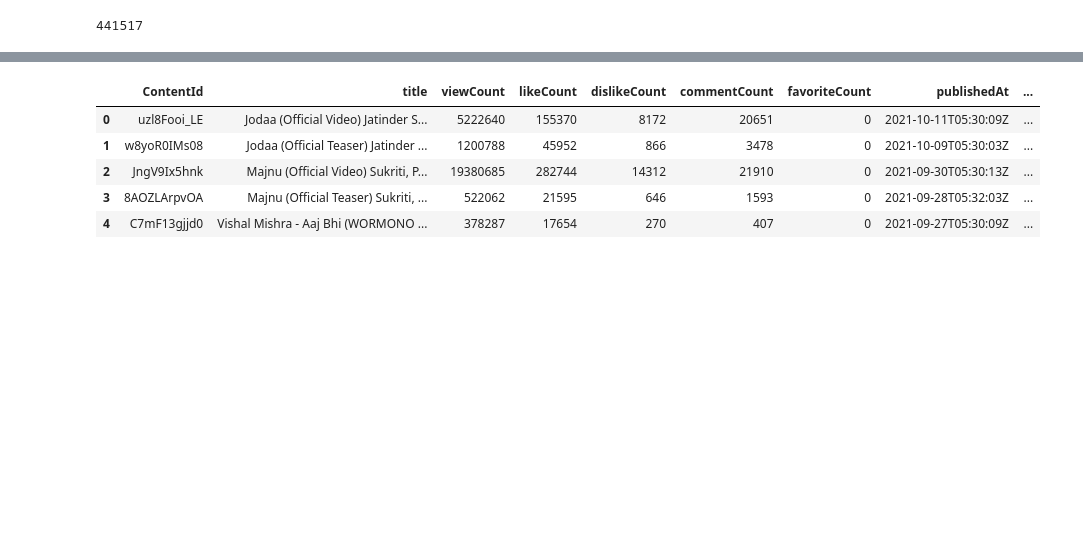
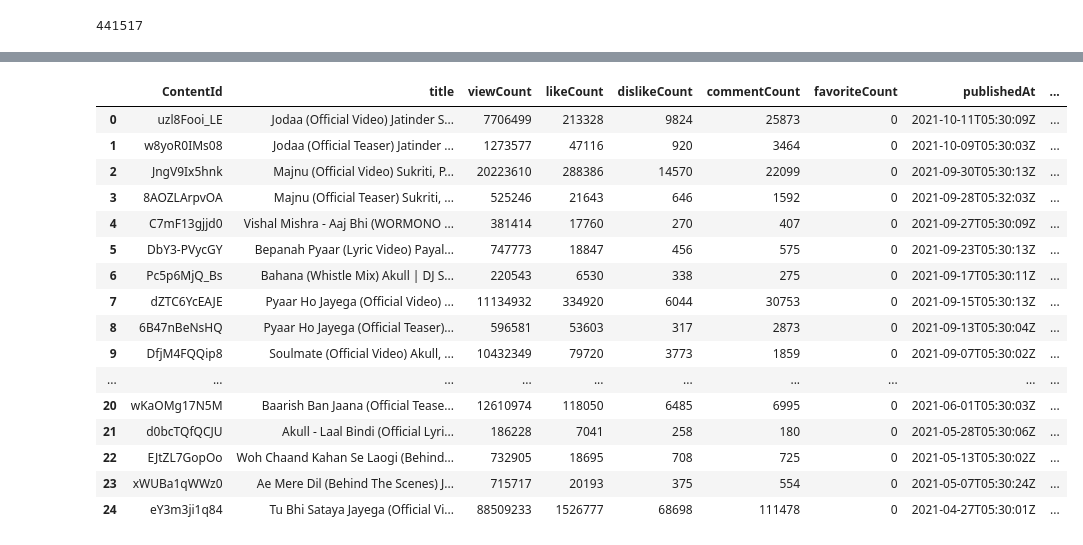
Before and after one commit to TeamEpicProjects/Recommendation-System-for-YT, a Jupyter notebook: notebook/poc/RC4YT-12.ipynb, the cells around one changed output, grey strips where cells are left out. Saved outputs shown, nothing was run; the diff lists cells and outputs as text; code cells hidden in the pictures; blank space fills up the shorter version.

```diff
--- a/notebook/poc/RC4YT-12.ipynb
+++ b/notebook/poc/RC4YT-12.ipynb
@@ -84,8 +84,8 @@ for uploadsId in uploadsId_list:
                                    part='snippet',
                                    pageToken =nextPage_token).execute()
         except HTTPError as err:
-            print('UploadID:= ',i,'Error Code:=', err.code)
-            break
+#             print('UploadID:= ',i,'Error Code:=', err.code)
+#             break
         j = j+50 # 50 items added to video list
         if ((j%10000) == 0):
             print ('Collecting videos',j)
@@ -127,7 +128,12 @@ v_df.to_csv('videos_ids.csv')
+# %%
+## for next time, i am just reading the videos_ids.csv file i created to read all videos_ids
+videos_ids = pd.read_csv('videos_ids.csv')
+# 	uzl8Fooi_LE
+# videos_ids.iloc[0:40]['videos_ids']
 # %%
 
 for i in range(0,len(videos_ids),40):
-    res = youtube.videos().list(id = ','.join(videos_ids[i:i+40])
+    res = youtube.videos().list(id = ','.join(videos_ids.iloc[i:i+48]['videos_ids'])
                                 ,part = 'id, snippet, contentDetails, statistics, topicDetails').execute()
     video_data += res['items']
 # %% [output]
@@ -167,7 +173,10 @@ tags = []
 for i in range(0,len(video_data)):
     vid.append(video_data[i]['id'])
     title.append(video_data[i]['snippet']['title'])
-    viewCount.append(video_data[i]['statistics']['viewCount'])
+    if 'viewCount' in video_data[i]['statistics'].keys():
+        viewCount.append(video_data[i]['statistics']['viewCount'])
+    else:
+        viewCount.append([])
     if 'likeCount' in video_data[i]['statistics'].keys():
         likeCount.append(video_data[i]['statistics']['likeCount'])
     else:
@@ -186,7 +195,10 @@ for i in range(0,len(video_data)):
         favoriteCount.append([])
     publishedAt.append(video_data[i]['snippet']['publishedAt'])
     description.append(video_data[i]['snippet']['description'])
-    topicCategories.append(video_data[i]['topicDetails']['topicCategories'])
+    if 'topicDetails' in video_data[i].keys():
+        topicCategories.append(video_data[i]['topicDetails']['topicCategories'])
+    else:
+        topicCategories.append([])
     duration.append(video_data[i]['contentDetails']['duration'])
     if 'tags' in video_data[i]['snippet'].keys():
         tags.append(video_data[i]['snippet']['tags'])
@@ -197,17 +235,28 @@ for i in range(0,len(video_data)):
 # %%
 import pandas as pd
 data = {'ContentId':vid, 'title':title, 'viewCount':viewCount,'likeCount':likeCount,'dislikeCount':dislikeCount,
         'commentCount':commentCount,'favoriteCount':favoriteCount,'publishedAt':publishedAt,'description':description,
         'topicCategories':topicCategories,'duration':duration,'tags':tags}
 df = pd.DataFrame(data)
-df.head()
+df.head(25)
 # %% [output]
 |  | ContentId | title | viewCount | likeCount | dislikeCount | commentCount | favoriteCount | publishedAt | ... |
-| 0 | uzl8Fooi_LE | Jodaa (Official Video) Jatinder S... | 5222640 | 155370 | 8172 | 20651 | 0 | 2021-10-11T05:30:09Z | ... |
-| 1 | w8yoR0IMs08 | Jodaa (Official Teaser) Jatinder ... | 1200788 | 45952 | 866 | 3478 | 0 | 2021-10-09T05:30:03Z | ... |
-| 2 | JngV9Ix5hnk | Majnu (Official Video) Sukriti, P... | 19380685 | 282744 | 14312 | 21910 | 0 | 2021-09-30T05:30:13Z | ... |
-| 3 | 8AOZLArpvOA | Majnu (Official Teaser) Sukriti, ... | 522062 | 21595 | 646 | 1593 | 0 | 2021-09-28T05:32:03Z | ... |
-| 4 | C7mF13gjjd0 | Vishal Mishra - Aaj Bhi (WORMONO ... | 378287 | 17654 | 270 | 407 | 0 | 2021-09-27T05:30:09Z | ... |
+| 0 | uzl8Fooi_LE | Jodaa (Official Video) Jatinder S... | 7706499 | 213328 | 9824 | 25873 | 0 | 2021-10-11T05:30:09Z | ... |
+| 1 | w8yoR0IMs08 | Jodaa (Official Teaser) Jatinder ... | 1273577 | 47116 | 920 | 3464 | 0 | 2021-10-09T05:30:03Z | ... |
+| 2 | JngV9Ix5hnk | Majnu (Official Video) Sukriti, P... | 20223610 | 288386 | 14570 | 22099 | 0 | 2021-09-30T05:30:13Z | ... |
+| 3 | 8AOZLArpvOA | Majnu (Official Teaser) Sukriti, ... | 525246 | 21643 | 646 | 1592 | 0 | 2021-09-28T05:32:03Z | ... |
+| 4 | C7mF13gjjd0 | Vishal Mishra - Aaj Bhi (WORMONO ... | 381414 | 17760 | 270 | 407 | 0 | 2021-09-27T05:30:09Z | ... |
+| 5 | DbY3-PVycGY | Bepanah Pyaar (Lyric Video) Payal... | 747773 | 18847 | 456 | 575 | 0 | 2021-09-23T05:30:13Z | ... |
+| 6 | Pc5p6MjQ_Bs | Bahana (Whistle Mix) Akull | DJ S... | 220543 | 6530 | 338 | 275 | 0 | 2021-09-17T05:30:11Z | ... |
+| 7 | dZTC6YcEAJE | Pyaar Ho Jayega (Official Video) ... | 11134932 | 334920 | 6044 | 30753 | 0 | 2021-09-15T05:30:13Z | ... |
+| 8 | 6B47nBeNsHQ | Pyaar Ho Jayega (Official Teaser)... | 596581 | 53603 | 317 | 2873 | 0 | 2021-09-13T05:30:04Z | ... |
+| 9 | DfjM4FQQip8 | Soulmate (Official Video) Akull, ... | 10432349 | 79720 | 3773 | 1859 | 0 | 2021-09-07T05:30:02Z | ... |
+| ... | ... | ... | ... | ... | ... | ... | ... | ... | ... |
+| 20 | wKaOMg17N5M | Baarish Ban Jaana (Official Tease... | 12610974 | 118050 | 6485 | 6995 | 0 | 2021-06-01T05:30:03Z | ... |
+| 21 | d0bcTQfQCJU | Akull - Laal Bindi (Official Lyri... | 186228 | 7041 | 258 | 180 | 0 | 2021-05-28T05:30:06Z | ... |
+| 22 | EJtZL7GopOo | Woh Chaand Kahan Se Laogi (Behind... | 732905 | 18695 | 708 | 725 | 0 | 2021-05-13T05:30:02Z | ... |
+| 23 | xWUBa1qWWz0 | Ae Mere Dil (Behind The Scenes) J... | 715717 | 20193 | 375 | 554 | 0 | 2021-05-07T05:30:24Z | ... |
+| 24 | eY3m3ji1q84 | Tu Bhi Sataya Jayega (Official Vi... | 88509233 | 1526777 | 68698 | 111478 | 0 | 2021-04-27T05:30:01Z | ... |
 # %%
 df.tail()
 # %% [output]
```
Also changed, not shown: parts of 13 cells of this notebook, 2 other files.
